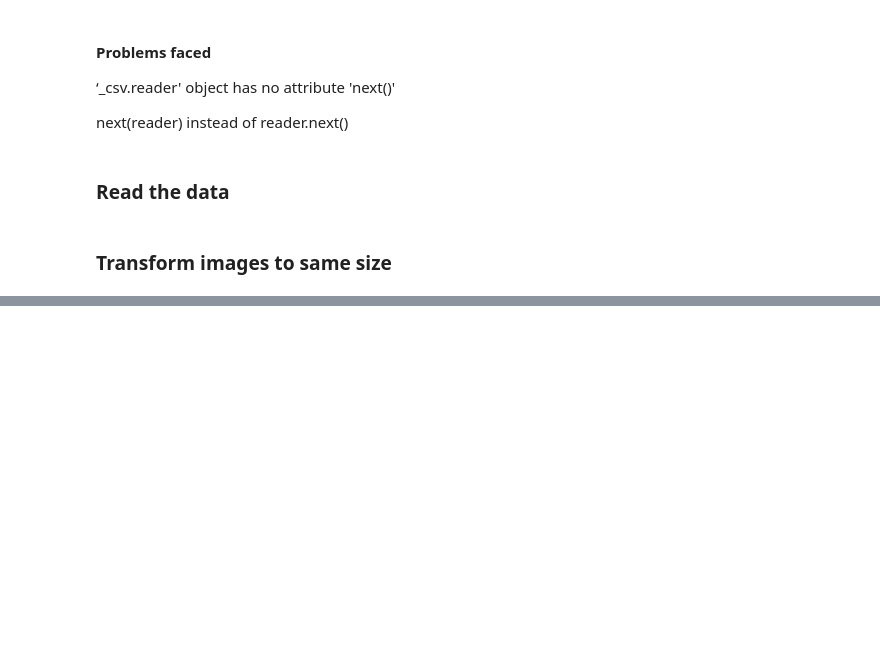
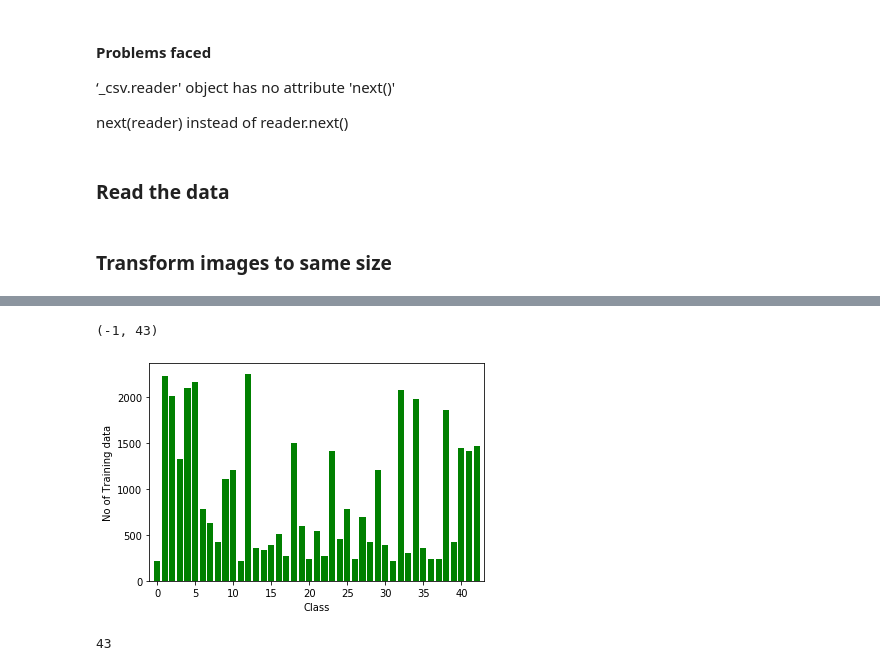
Before and after one commit to mohamedsayed18/GTSRB, a Jupyter notebook: GTSRB.ipynb, the cells around one changed output, grey strips where cells are left out. Cells and saved outputs as stored; diff of their text form; code cells hidden in the pictures; blank space fills up the shorter version.

```diff
--- a/GTSRB.ipynb
+++ b/GTSRB.ipynb
@@ -88,0 +109,14 @@ print(photo.shape)
+# %%
+#draw the data distribution before augmentation
+unique_elements, counts_elements = np.unique(trainLabels, return_counts = True)
+plt.bar( np.arange( 43 ), counts_elements, align='center',color='green' )
+plt.xlabel('Class')
+plt.ylabel('No of Training data')
+plt.xlim([-1, 43])
+# %% [output]
+(-1, 43)
+[figure, added]
+# %%
+len(unique_elements)
+# %% [output]
+43
```
Also changed, not shown: parts of 16 cells of this notebook.
